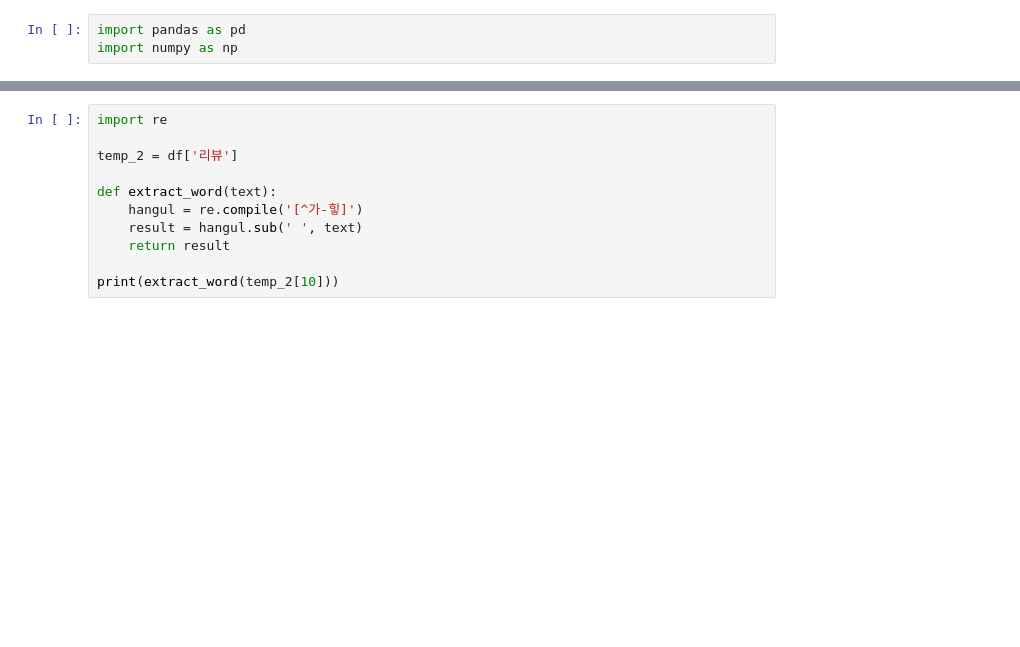
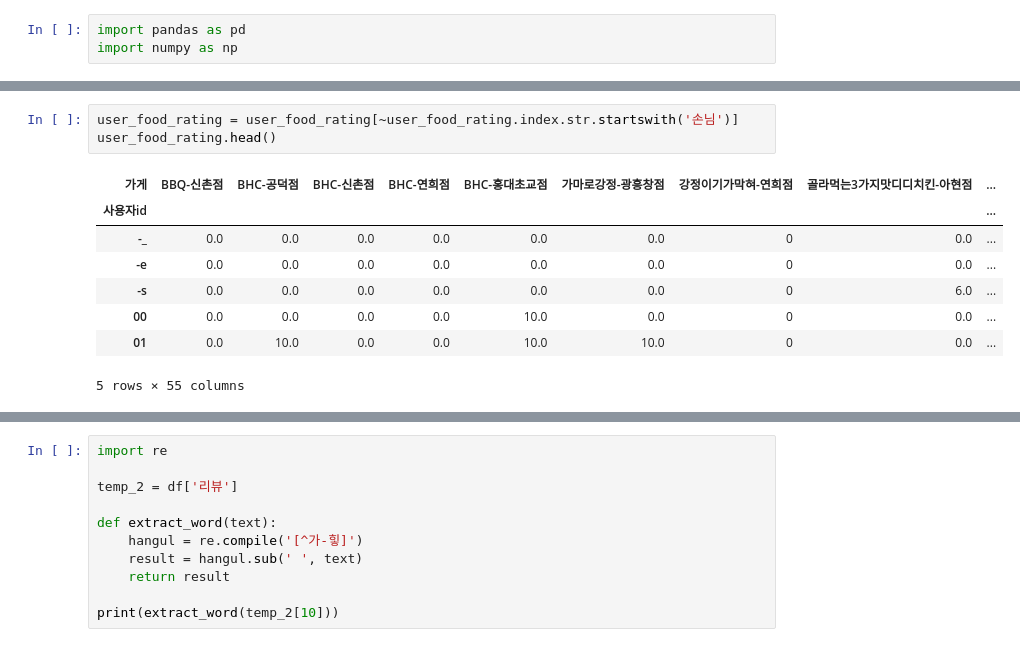
Before and after one commit to synoti21/BOAZ-Mini-Project1, a Jupyter notebook: 요기요_치킨_추천시스템(안지완).ipynb, the cells around one changed output, grey strips where cells are left out. Saved outputs shown, nothing was run; the diff lists cells and outputs as text; blank space fills up the shorter version.

```diff
--- a/요기요_치킨_추천시스템(안지완).ipynb
+++ b/요기요_치킨_추천시스템(안지완).ipynb
@@ -42,0 +117,12 @@ df['사용자id'].nunique()
+# %%
+user_food_rating = user_food_rating[~user_food_rating.index.str.startswith('손님')]
+user_food_rating.head()
+# %% [output]
+| 가게 | BBQ-신촌점 | BHC-공덕점 | BHC-신촌점 | BHC-연희점 | BHC-홍대초교점 | 가마로강정-광흥창점 | 강정이기가막혀-연희점 | 골라먹는3가지맛디디치킨-아현점 | ... |
+| 사용자id |  |  |  |  |  |  |  |  | ... |
+| -_ | 0.0 | 0.0 | 0.0 | 0.0 | 0.0 | 0.0 | 0 | 0.0 | ... |
+| -e | 0.0 | 0.0 | 0.0 | 0.0 | 0.0 | 0.0 | 0 | 0.0 | ... |
+| -s | 0.0 | 0.0 | 0.0 | 0.0 | 0.0 | 0.0 | 0 | 6.0 | ... |
+| 00 | 0.0 | 0.0 | 0.0 | 0.0 | 10.0 | 0.0 | 0 | 0.0 | ... |
+| 01 | 0.0 | 10.0 | 0.0 | 0.0 | 10.0 | 10.0 | 0 | 0.0 | ... |
+5 rows × 55 columns
```
Also changed, not shown: parts of 31 cells of this notebook.
